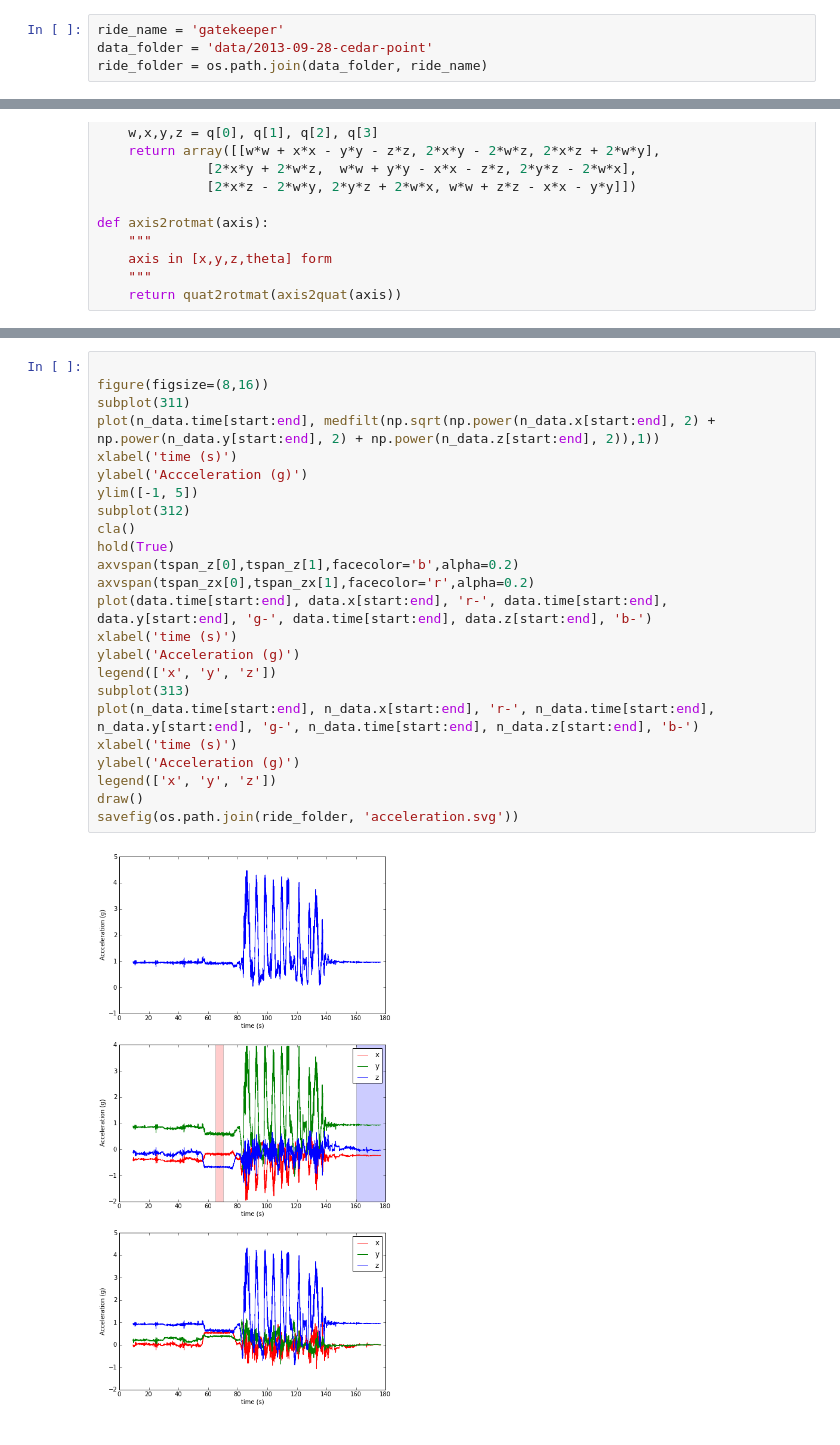
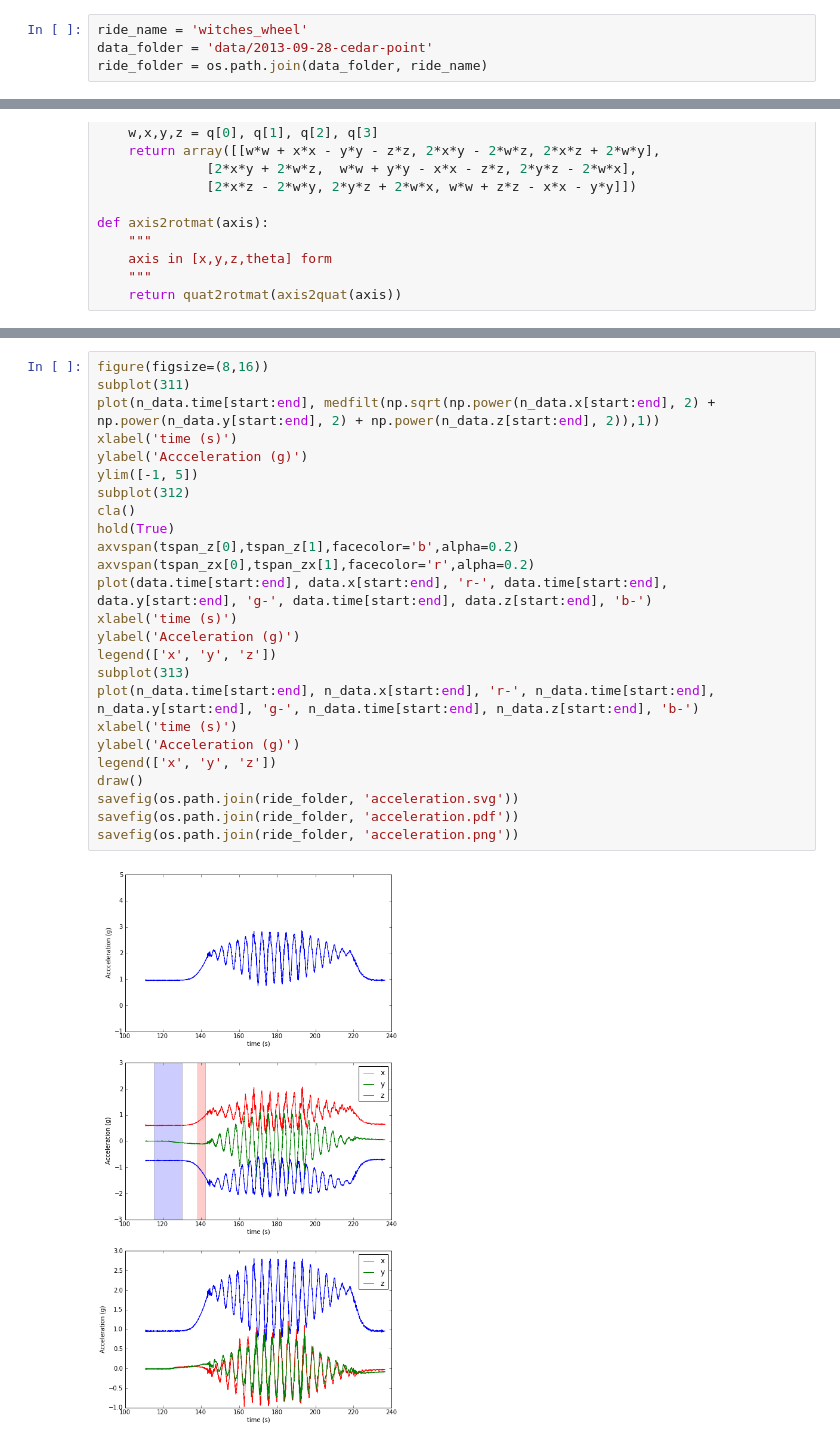
Before and after one commit to rdeits/coasters, a Jupyter notebook: graphs.ipynb, the cells around one changed output, grey strips where cells are left out. Saved outputs shown, nothing was run; the diff lists cells and outputs as text.

Commit message:
Update accel charts with reoriented axes for some coasters, and add 3d plots

```diff
--- a/graphs.ipynb
+++ b/graphs.ipynb
@@ -7,5 +91,5 @@ from scipy.signal import medfilt
 # %%
-ride_name = 'gatekeeper'
+ride_name = 'witches_wheel'
 data_folder = 'data/2013-09-28-cedar-point'
 ride_folder = os.path.join(data_folder, ride_name)
 # %%
@@ -94,26 +201,27 @@ else:
 # %%
-
 figure(figsize=(8,16))
 subplot(311)
 plot(n_data.time[start:end], medfilt(np.sqrt(np.power(n_data.x[start:end], 2) + np.power(n_data.y[start:end], 2) + np.power(n_data.z[start:end], 2)),1))
 xlabel('time (s)')
 ylabel('Accceleration (g)')
 ylim([-1, 5])
 subplot(312)
 cla()
 hold(True)
 axvspan(tspan_z[0],tspan_z[1],facecolor='b',alpha=0.2)
 axvspan(tspan_zx[0],tspan_zx[1],facecolor='r',alpha=0.2)
 plot(data.time[start:end], data.x[start:end], 'r-', data.time[start:end], data.y[start:end], 'g-', data.time[start:end], data.z[start:end], 'b-')
 xlabel('time (s)')
 ylabel('Acceleration (g)')
 legend(['x', 'y', 'z'])
 subplot(313)
 plot(n_data.time[start:end], n_data.x[start:end], 'r-', n_data.time[start:end], n_data.y[start:end], 'g-', n_data.time[start:end], n_data.z[start:end], 'b-')
 xlabel('time (s)')
 ylabel('Acceleration (g)')
 legend(['x', 'y', 'z'])
 draw()
 savefig(os.path.join(ride_folder, 'acceleration.svg'))
+savefig(os.path.join(ride_folder, 'acceleration.pdf'))
+savefig(os.path.join(ride_folder, 'acceleration.png'))
 # %% [output]
-[figure, old version]
+[figure, new version]
```
Also changed, not shown: parts of 4 cells of this notebook, 16 other files.
